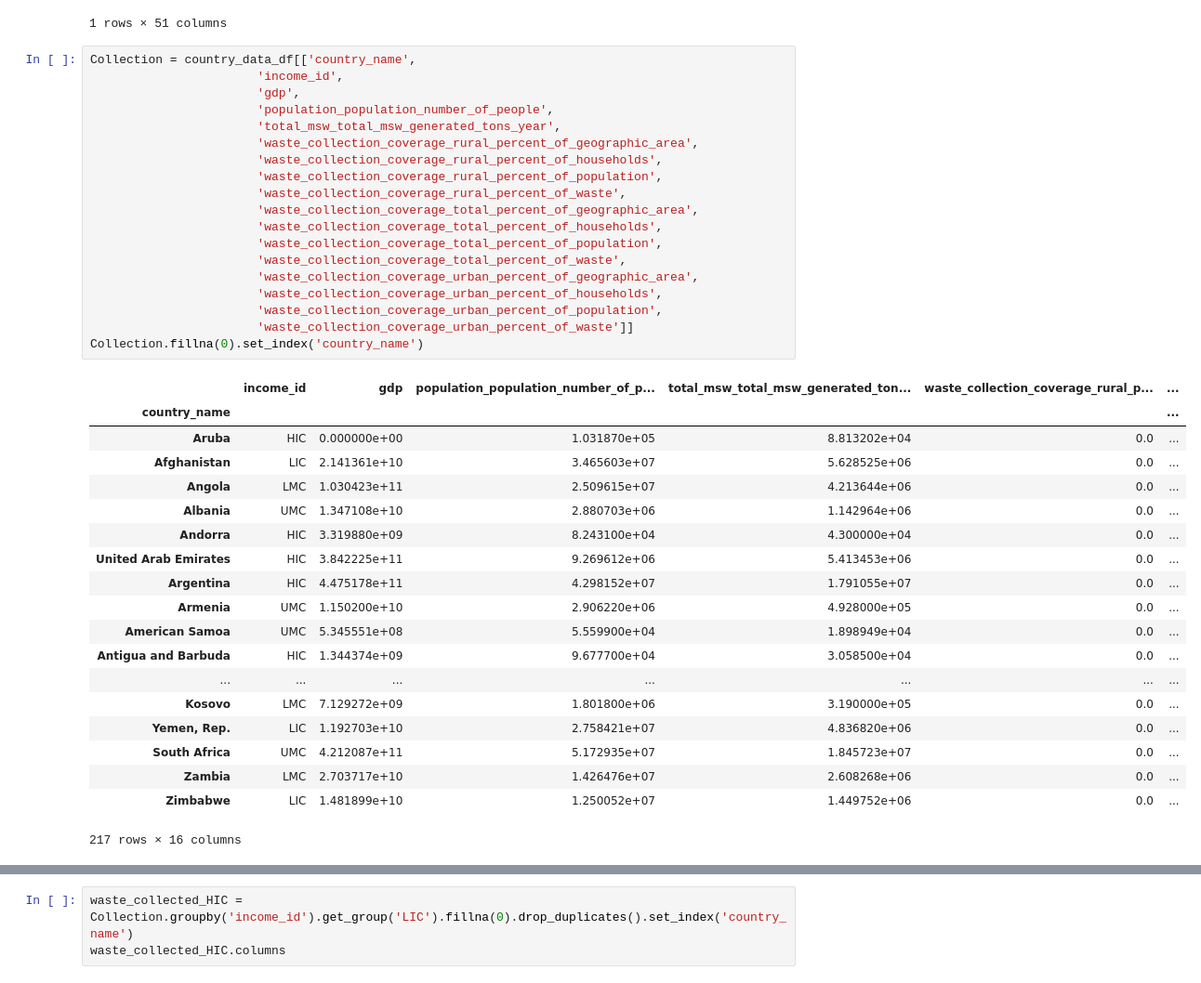
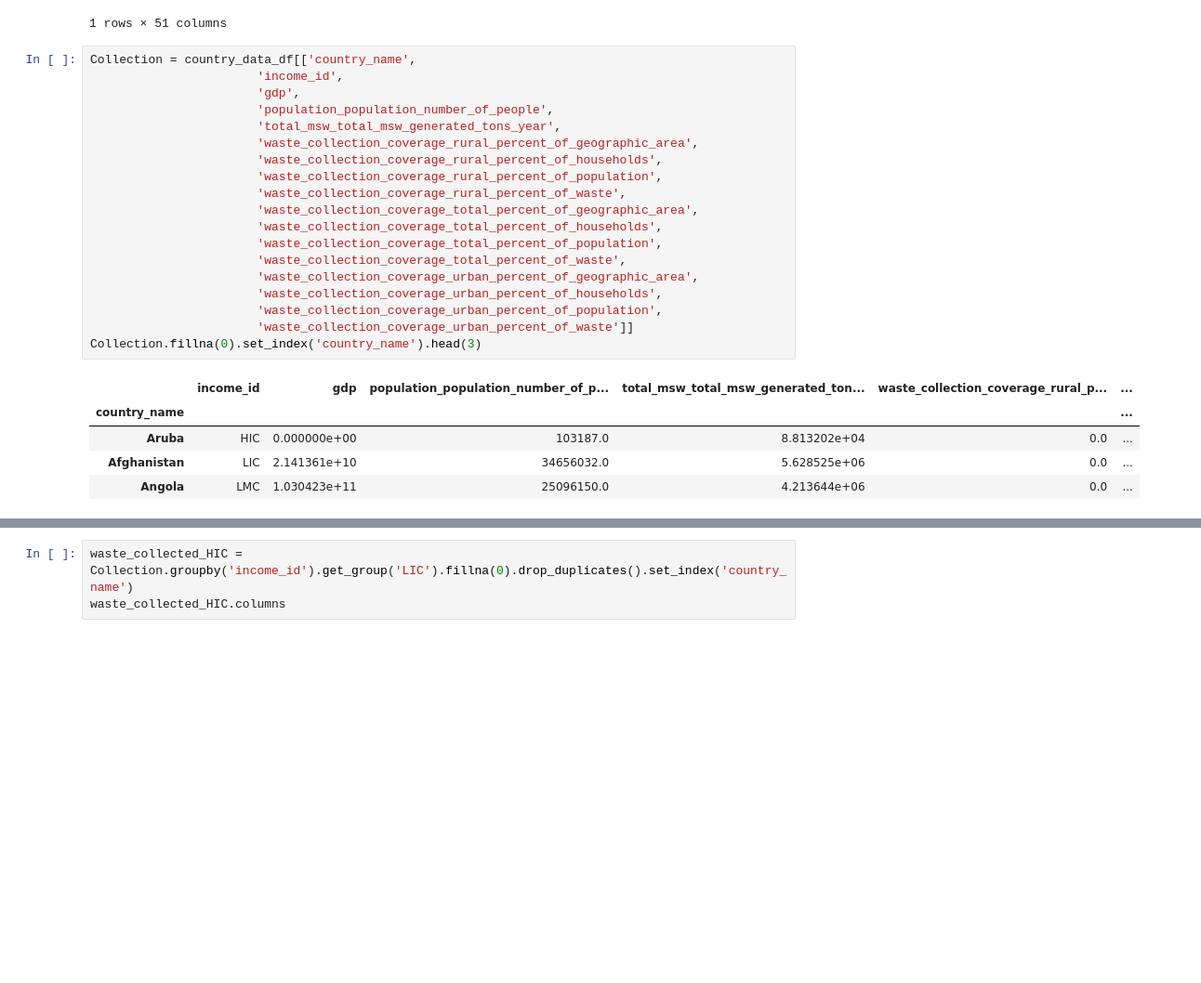
Before and after one commit to ShilpaMuralidhar/WasteManagement, a Jupyter notebook: Data_Science/Waste_Collection.ipynb, the cells around one changed output, grey strips where cells are left out. Shown at 93% size. Cells and saved outputs as stored; diff of their text form; blank space fills up the shorter version.

Commit message:
Waste Collection

```diff
--- a/Data_Science/Waste_Collection.ipynb
+++ b/Data_Science/Waste_Collection.ipynb
@@ -19,39 +19,25 @@ country_data_df.head(1)
 # %%
 Collection = country_data_df[['country_name',
                        'income_id',
                        'gdp',
                        'population_population_number_of_people',
                        'total_msw_total_msw_generated_tons_year',
                        'waste_collection_coverage_rural_percent_of_geographic_area',
                        'waste_collection_coverage_rural_percent_of_households',
                        'waste_collection_coverage_rural_percent_of_population',
                        'waste_collection_coverage_rural_percent_of_waste',
                        'waste_collection_coverage_total_percent_of_geographic_area',
                        'waste_collection_coverage_total_percent_of_households',
                        'waste_collection_coverage_total_percent_of_population',
                        'waste_collection_coverage_total_percent_of_waste',
                        'waste_collection_coverage_urban_percent_of_geographic_area',
                        'waste_collection_coverage_urban_percent_of_households',
                        'waste_collection_coverage_urban_percent_of_population',
                        'waste_collection_coverage_urban_percent_of_waste']]
-Collection.fillna(0).set_index('country_name')
+Collection.fillna(0).set_index('country_name').head(3)
 # %% [output]
 |  | income_id | gdp | population_population_number_of_p... | total_msw_total_msw_generated_ton... | waste_collection_coverage_rural_p... | ... |
 | country_name |  |  |  |  |  | ... |
-| Aruba | HIC | 0.000000e+00 | 1.031870e+05 | 8.813202e+04 | 0.0 | ... |
-| Afghanistan | LIC | 2.141361e+10 | 3.465603e+07 | 5.628525e+06 | 0.0 | ... |
-| Angola | LMC | 1.030423e+11 | 2.509615e+07 | 4.213644e+06 | 0.0 | ... |
-| Albania | UMC | 1.347108e+10 | 2.880703e+06 | 1.142964e+06 | 0.0 | ... |
-| Andorra | HIC | 3.319880e+09 | 8.243100e+04 | 4.300000e+04 | 0.0 | ... |
-| United Arab Emirates | HIC | 3.842225e+11 | 9.269612e+06 | 5.413453e+06 | 0.0 | ... |
-| Argentina | HIC | 4.475178e+11 | 4.298152e+07 | 1.791055e+07 | 0.0 | ... |
-| Armenia | UMC | 1.150200e+10 | 2.906220e+06 | 4.928000e+05 | 0.0 | ... |
-| American Samoa | UMC | 5.345551e+08 | 5.559900e+04 | 1.898949e+04 | 0.0 | ... |
-| Antigua and Barbuda | HIC | 1.344374e+09 | 9.677700e+04 | 3.058500e+04 | 0.0 | ... |
-| ... | ... | ... | ... | ... | ... | ... |
-| Kosovo | LMC | 7.129272e+09 | 1.801800e+06 | 3.190000e+05 | 0.0 | ... |
-| Yemen, Rep. | LIC | 1.192703e+10 | 2.758421e+07 | 4.836820e+06 | 0.0 | ... |
-| South Africa | UMC | 4.212087e+11 | 5.172935e+07 | 1.845723e+07 | 0.0 | ... |
-| Zambia | LMC | 2.703717e+10 | 1.426476e+07 | 2.608268e+06 | 0.0 | ... |
-| Zimbabwe | LIC | 1.481899e+10 | 1.250052e+07 | 1.449752e+06 | 0.0 | ... |
+| Aruba | HIC | 0.000000e+00 | 103187.0 | 8.813202e+04 | 0.0 | ... |
+| Afghanistan | LIC | 2.141361e+10 | 34656032.0 | 5.628525e+06 | 0.0 | ... |
+| Angola | LMC | 1.030423e+11 | 25096150.0 | 4.213644e+06 | 0.0 | ... |
-217 rows × 16 columns
```
Also changed, not shown: parts of 8 cells of this notebook, 1 other file.
